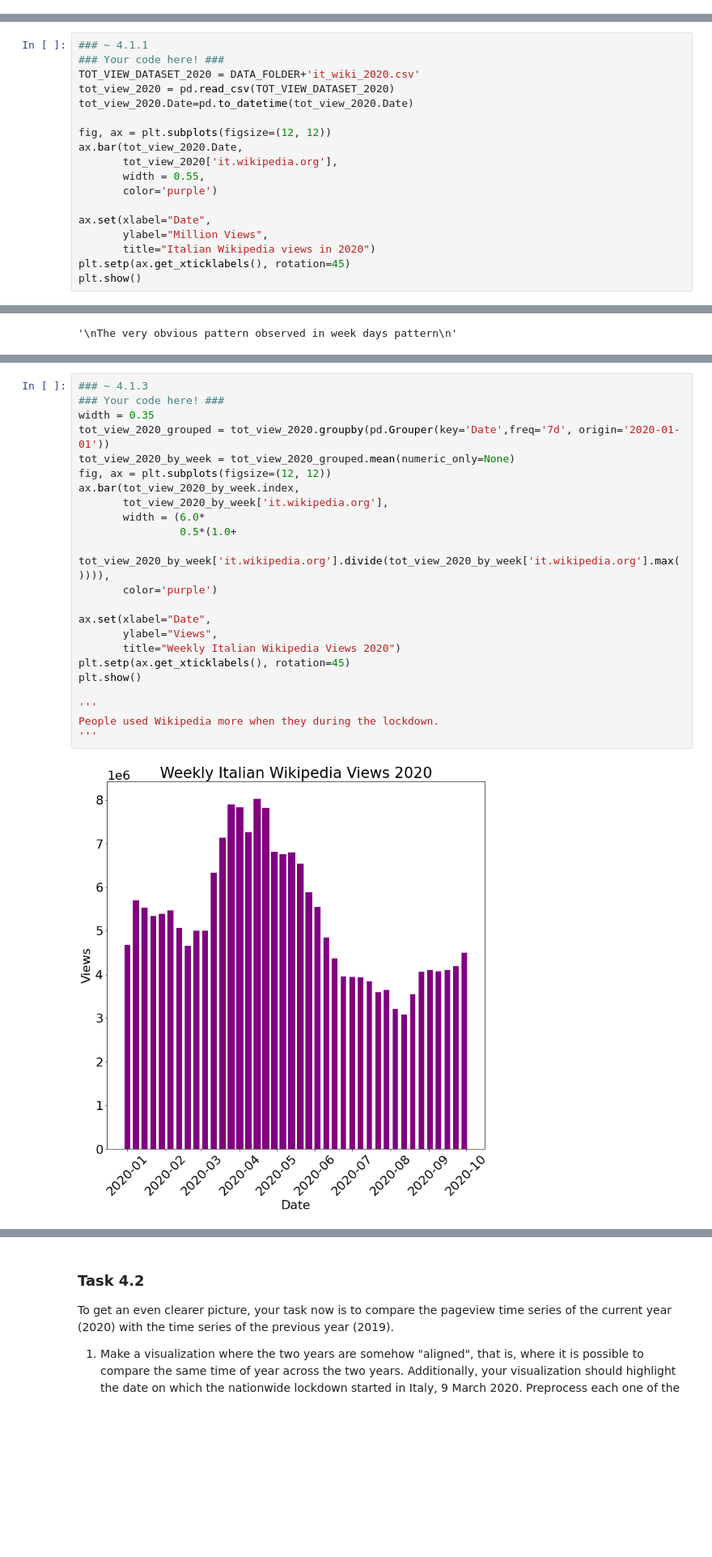
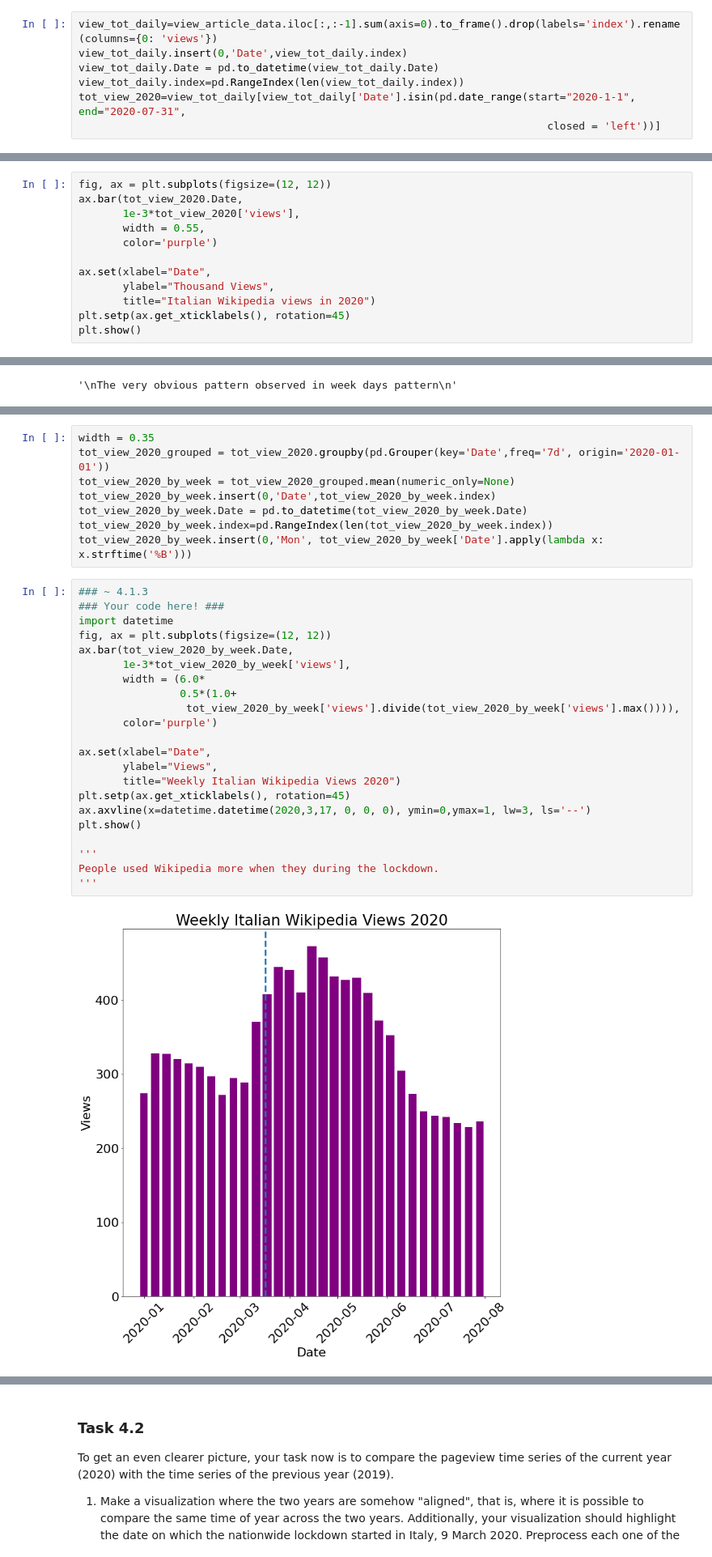
Before and after one commit to alec-flowers/ada-2020-homework1-pandas-pied, a Jupyter notebook: 01 - Pandas Data Wrangling and Data Viz/hw1.ipynb, the cells around one changed output, grey strips where cells are left out. Shown at 81% size. Cells and saved outputs as stored; diff of their text form; blank space fills up the shorter version.

```diff
--- a/01 - Pandas Data Wrangling and Data Viz/hw1.ipynb
+++ b/01 - Pandas Data Wrangling and Data Viz/hw1.ipynb
@@ -367,3 +367,10 @@ So far we have seen anecdotal examples. Now let’s move to the big picture! How
 ---
 
 **Hint**: A convenient way to use `.groupby` alongside dates is to use the [`pd.Grouper`](https://pandas.pydata.org/pandas-docs/stable/reference/api/pandas.Grouper.html) class. Basically, it allows you to group by date periods given frequencies determined by the parameter `freq`. To read how to specify different types of frequencies, see [here](https://pandas.pydata.org/pandas-docs/stable/user_guide/timeseries.html#offset-aliases). Recall that, in order to turn an index, column index -- or pretty much anything -- into a timestamp, you can use  [`pd.to_timestamp`](https://pandas.pydata.org/pandas-docs/stable/reference/api/pandas.DataFrame.to_timestamp.html).
+# %%
+view_tot_daily=view_article_data.iloc[:,:-1].sum(axis=0).to_frame().drop(labels='index').rename(columns={0: 'views'})
+view_tot_daily.insert(0,'Date',view_tot_daily.index)
+view_tot_daily.Date = pd.to_datetime(view_tot_daily.Date)
+view_tot_daily.index=pd.RangeIndex(len(view_tot_daily.index))
+tot_view_2020=view_tot_daily[view_tot_daily['Date'].isin(pd.date_range(start="2020-1-1", end="2020-07-31",
+                                                                          closed = 'left'))]
@@ -370,18 +383,12 @@ So far we have seen anecdotal examples. Now let’s move to the big picture! How
 # %%
-### ~ 4.1.1
-### Your code here! ###
-TOT_VIEW_DATASET_2020 = DATA_FOLDER+'it_wiki_2020.csv'
-tot_view_2020 = pd.read_csv(TOT_VIEW_DATASET_2020)
-tot_view_2020.Date=pd.to_datetime(tot_view_2020.Date)
-
 fig, ax = plt.subplots(figsize=(12, 12))
 ax.bar(tot_view_2020.Date,
-       tot_view_2020['it.wikipedia.org'],
+       1e-3*tot_view_2020['views'],
        width = 0.55,
        color='purple')
 
 ax.set(xlabel="Date",
-       ylabel="Million Views",
+       ylabel="Thousand Views",
        title="Italian Wikipedia views in 2020")
 plt.setp(ax.get_xticklabels(), rotation=45)
 plt.show()
@@ -414,28 +405,35 @@ tot_view_2020
+# %%
+width = 0.35
+tot_view_2020_grouped = tot_view_2020.groupby(pd.Grouper(key='Date',freq='7d', origin='2020-01-01'))
+tot_view_2020_by_week = tot_view_2020_grouped.mean(numeric_only=None)
+tot_view_2020_by_week.insert(0,'Date',tot_view_2020_by_week.index)
+tot_view_2020_by_week.Date = pd.to_datetime(tot_view_2020_by_week.Date)
+tot_view_2020_by_week.index=pd.RangeIndex(len(tot_view_2020_by_week.index))
+tot_view_2020_by_week.insert(0,'Mon', tot_view_2020_by_week['Date'].apply(lambda x: x.strftime('%B')))
 # %%
 ### ~ 4.1.3
 ### Your code here! ###
-width = 0.35
-tot_view_2020_grouped = tot_view_2020.groupby(pd.Grouper(key='Date',freq='7d', origin='2020-01-01'))
-tot_view_2020_by_week = tot_view_2020_grouped.mean(numeric_only=None)
+import datetime
 fig, ax = plt.subplots(figsize=(12, 12))
-ax.bar(tot_view_2020_by_week.index,
-       tot_view_2020_by_week['it.wikipedia.org'],
+ax.bar(tot_view_2020_by_week.Date,
+       1e-3*tot_view_2020_by_week['views'],
        width = (6.0*
                 0.5*(1.0+
-                 tot_view_2020_by_week['it.wikipedia.org'].divide(tot_view_2020_by_week['it.wikipedia.org'].max()))),
+                 tot_view_2020_by_week['views'].divide(tot_view_2020_by_week['views'].max()))),
        color='purple')
 
 ax.set(xlabel="Date",
        ylabel="Views",
        title="Weekly Italian Wikipedia Views 2020")
 plt.setp(ax.get_xticklabels(), rotation=45)
+ax.axvline(x=datetime.datetime(2020,3,17, 0, 0, 0), ymin=0,ymax=1, lw=3, ls='--')
 plt.show()
 
 '''
 People used Wikipedia more when they during the lockdown.
 '''
 # %% [output]
-[figure, old version]
+[figure, new version]
 '\nPeople used Wikipedia more when they during the lockdown.\n'
 # %% [markdown]
 ### **Task 4.2**
```
Also changed, not shown: parts of 8 cells of this notebook.
